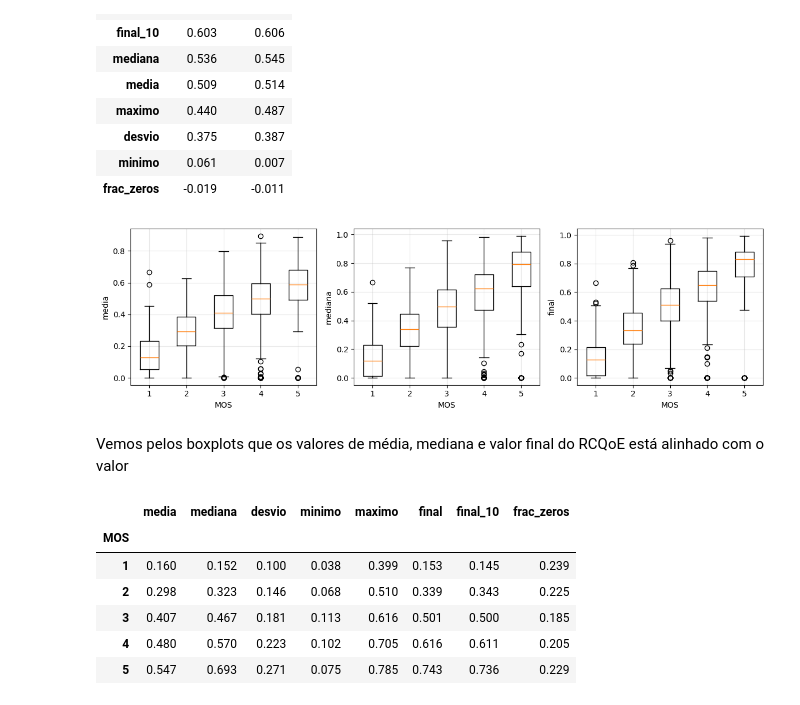
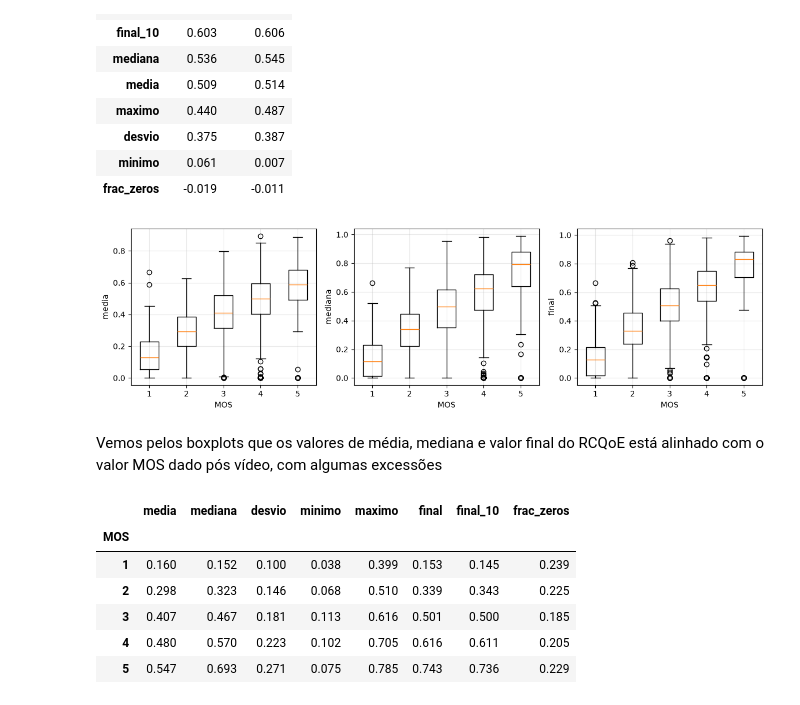
Before and after one commit to anariamx/RCQoEA-360VR-Dataset, a Jupyter notebook: EDA.ipynb, the cells around one changed output. Drawn from its saved outputs; the diff is of its cells as text; code cells hidden in the pictures.

```diff
--- a/EDA.ipynb
+++ b/EDA.ipynb
@@ -252,17 +353,17 @@ correl.sort_values('spearman', ascending=False)
 | frac_zeros | -0.019 | -0.011 |
 # %%
 fig, ax = plt.subplots(1, 3, figsize=(12, 3.5))
-for eixo, m in zip(ax, ['media RCQoE', 'mediana RCQoE', 'final RCQoE']):
+for eixo, m in zip(ax, ['media', 'mediana', 'final']):
     eixo.boxplot([base.loc[base['MOS'] == k, m] for k in sorted(base['MOS'].unique())],
                  tick_labels=sorted(base['MOS'].unique()))
     eixo.set_xlabel("MOS")
     eixo.set_ylabel(m)
 plt.tight_layout()
 plt.show()
 # %% [output]
-[figure, old version]
+[figure, new version]
 # %% [markdown]
-Vemos pelos boxplots que os valores de média, mediana e valor final do RCQoE está alinhado com o valor
+Vemos pelos boxplots que os valores de média, mediana e valor final do RCQoE está alinhado com o valor MOS dado pós vídeo, com algumas excessões
 # %%
 base.groupby('MOS')[metricas].mean().round(3)
 # %% [output]
```
Also changed, not shown: parts of 27 cells of this notebook.
